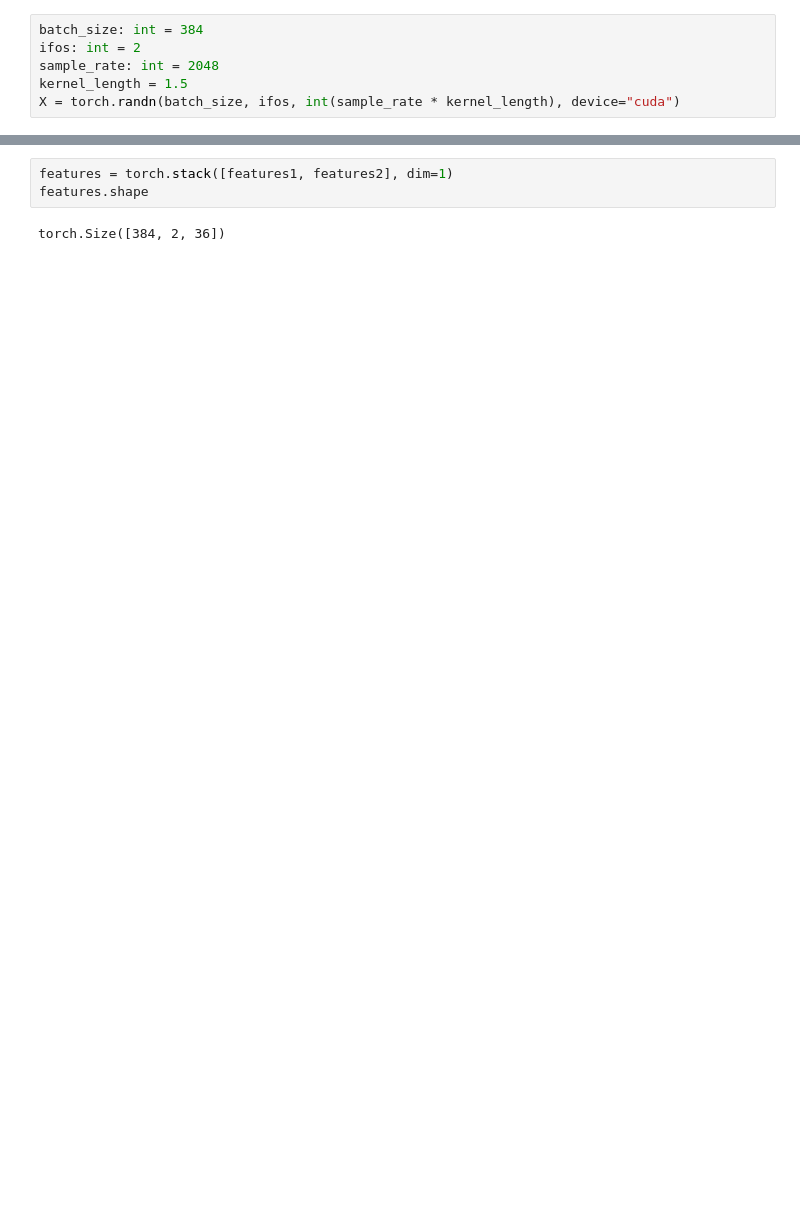
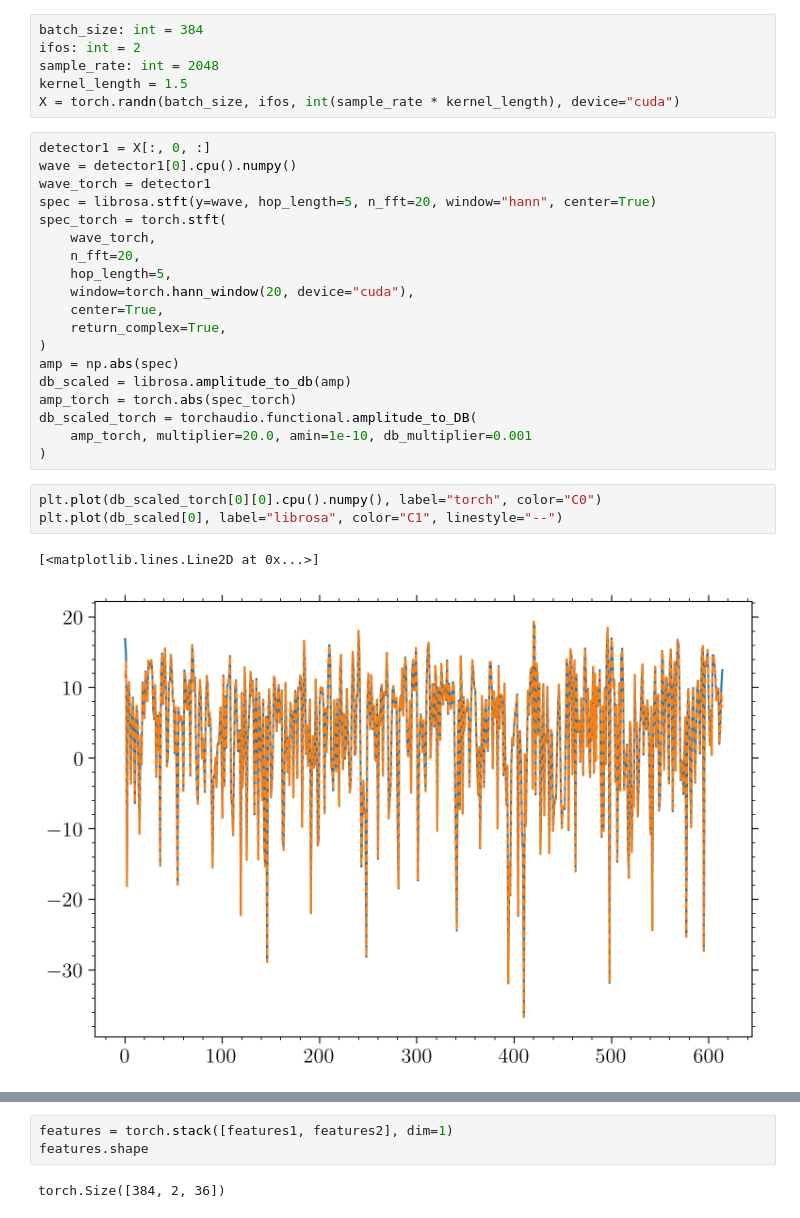
Before and after one commit to ravioli1369/TopologicalAnalysisGravitationalWave, a Jupyter notebook: aframe_test.ipynb, the cells around one changed output, grey strips where cells are left out. Cells and saved outputs as stored; diff of their text form; blank space fills up the shorter version.

Commit message:
check consistency between torch and librosa

```diff
--- a/aframe_test.ipynb
+++ b/aframe_test.ipynb
@@ -7,3 +42,28 @@ ifos: int = 2
 sample_rate: int = 2048
 kernel_length = 1.5
 X = torch.randn(batch_size, ifos, int(sample_rate * kernel_length), device="cuda")
+# %%
+detector1 = X[:, 0, :]
+wave = detector1[0].cpu().numpy()
+wave_torch = detector1
+spec = librosa.stft(y=wave, hop_length=5, n_fft=20, window="hann", center=True)
+spec_torch = torch.stft(
+    wave_torch,
+    n_fft=20,
+    hop_length=5,
+    window=torch.hann_window(20, device="cuda"),
+    center=True,
+    return_complex=True,
+)
+amp = np.abs(spec)
+db_scaled = librosa.amplitude_to_db(amp)
+amp_torch = torch.abs(spec_torch)
+db_scaled_torch = torchaudio.functional.amplitude_to_DB(
+    amp_torch, multiplier=20.0, amin=1e-10, db_multiplier=0.001
+)
+# %%
+plt.plot(db_scaled_torch[0][0].cpu().numpy(), label="torch", color="C0")
+plt.plot(db_scaled[0], label="librosa", color="C1", linestyle="--")
+# %% [output]
+[<matplotlib.lines.Line2D at 0x...>]
+[figure, added]
```
Also changed, not shown: parts of 3 cells of this notebook.
